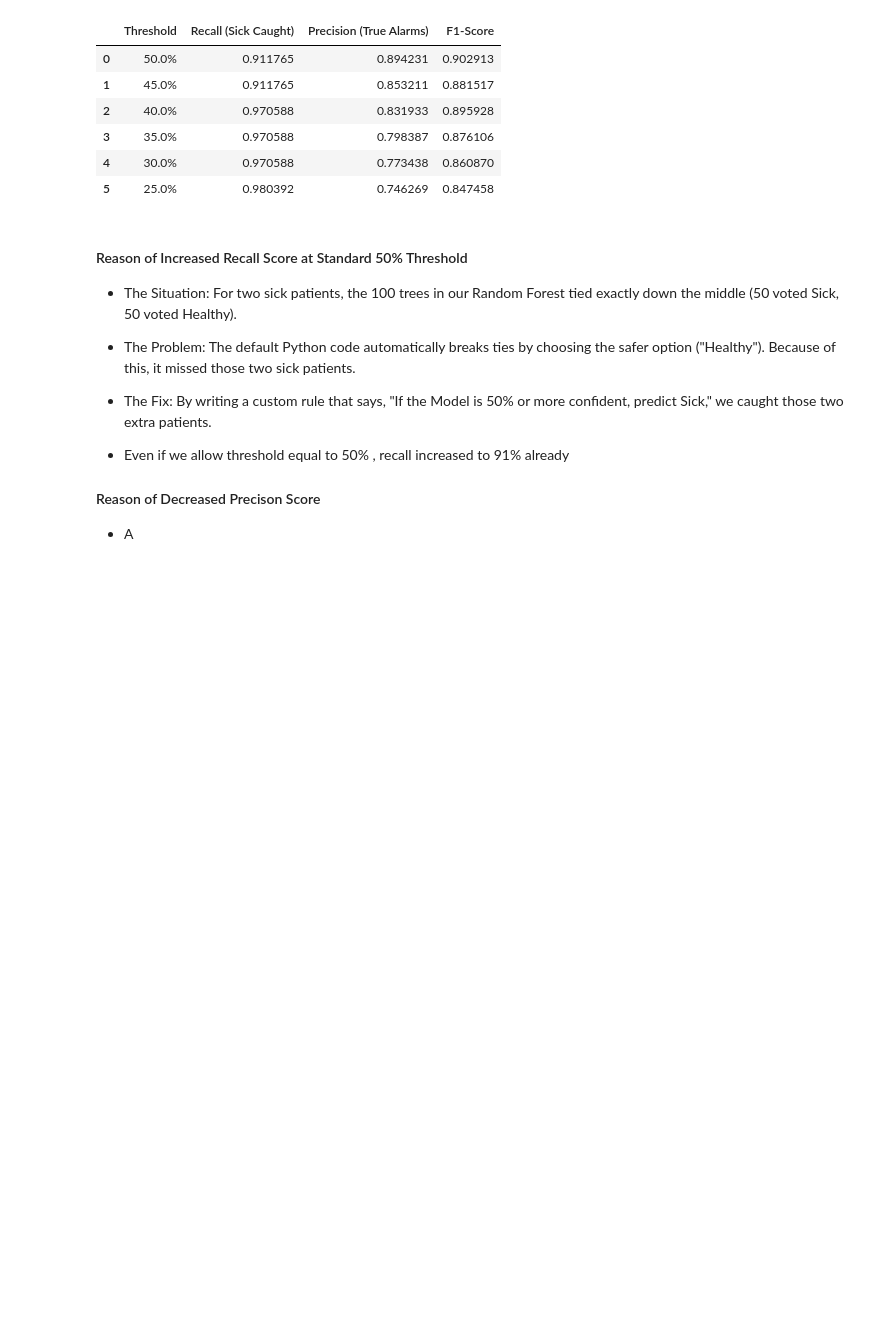
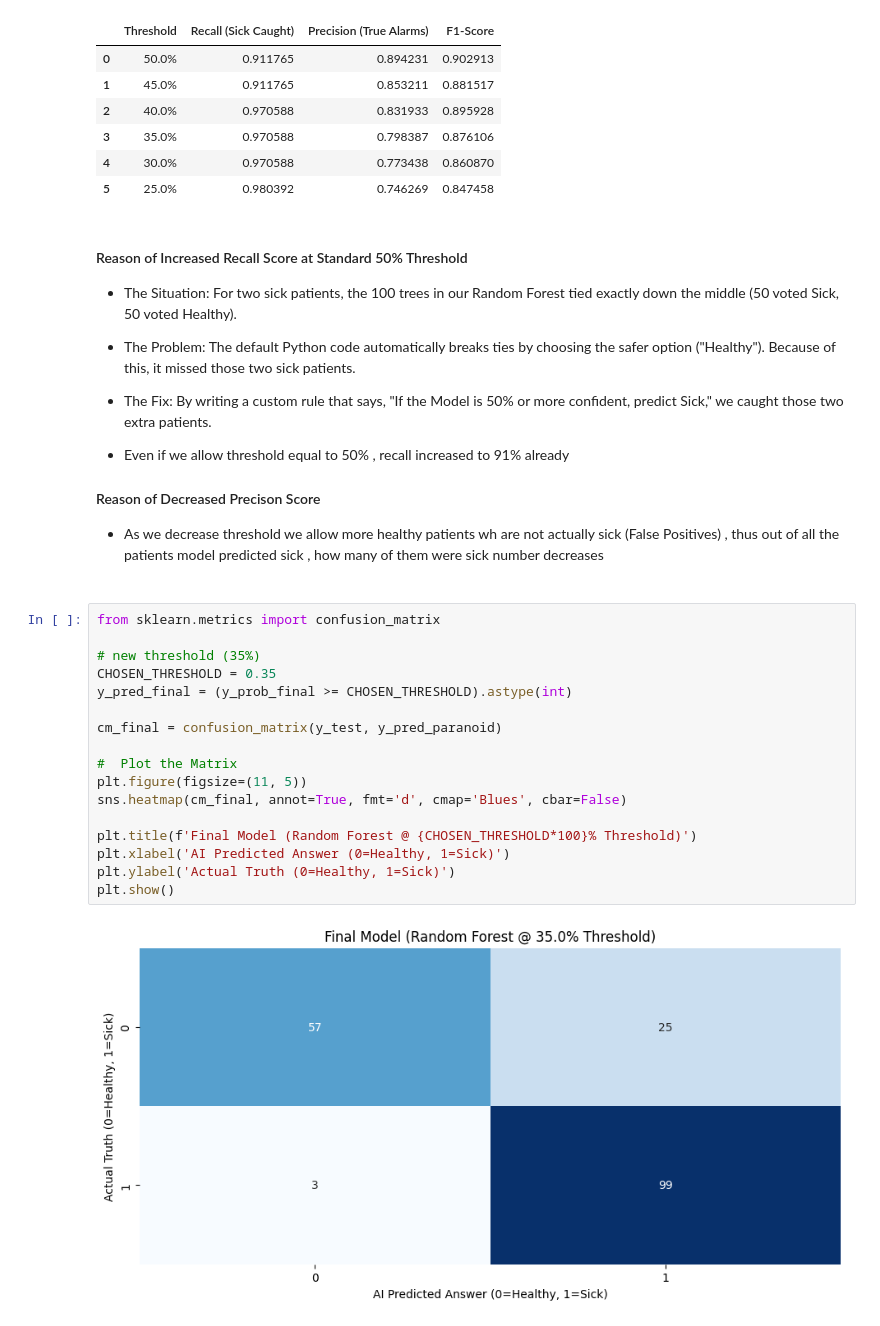
Before and after one commit to Tanish-30-08-2006/Heart-Disease-Prediction, a Jupyter notebook: notebooks/04_Model_Training_and_Verification.ipynb, the cells around one changed output. Cells and saved outputs as stored; diff of their text form; blank space fills up the shorter version.

Commit message:
feat: model creation process : plotted confusion matrix with a new threshold of 35% with 3 patients loss with best fit vs recall and precision

```diff
--- a/notebooks/04_Model_Training_and_Verification.ipynb
+++ b/notebooks/04_Model_Training_and_Verification.ipynb
@@ -1655,6 +1655,7 @@ THRESHOLD TUNING ANALYSIS :
 | 4 | 30.0% | 0.970588 | 0.773438 | 0.860870 |
 | 5 | 25.0% | 0.980392 | 0.746269 | 0.847458 |
 # %% [markdown]
+####
 #### Reason of Increased Recall Score at Standard 50% Threshold
 - The Situation: For two sick patients, the 100 trees in our Random Forest tied exactly down the middle (50 voted Sick, 50 voted Healthy).
 
@@ -1665,4 +1666,24 @@ THRESHOLD TUNING ANALYSIS :
 - Even if we allow threshold equal to 50% , recall increased to 91% already
 
 #### Reason of Decreased Precison Score
-- A
+- As we decrease threshold we allow more healthy patients wh are not actually sick (False Positives) , thus out of all the patients model predicted sick , how many of them were sick number decreases
+####
+# %%
+from sklearn.metrics import confusion_matrix
+
+# new threshold (35%)
+CHOSEN_THRESHOLD = 0.35
+y_pred_final = (y_prob_final >= CHOSEN_THRESHOLD).astype(int)
+
+cm_final = confusion_matrix(y_test, y_pred_paranoid)
+
+#  Plot the Matrix
+plt.figure(figsize=(11, 5))
+sns.heatmap(cm_final, annot=True, fmt='d', cmap='Blues', cbar=False)
+
+plt.title(f'Final Model (Random Forest @ {CHOSEN_THRESHOLD*100}% Threshold)')
+plt.xlabel('AI Predicted Answer (0=Healthy, 1=Sick)')
+plt.ylabel('Actual Truth (0=Healthy, 1=Sick)')
+plt.show()
+# %% [output]
+[figure, added]
```
Also changed, not shown: parts of 1 cell of this notebook.
